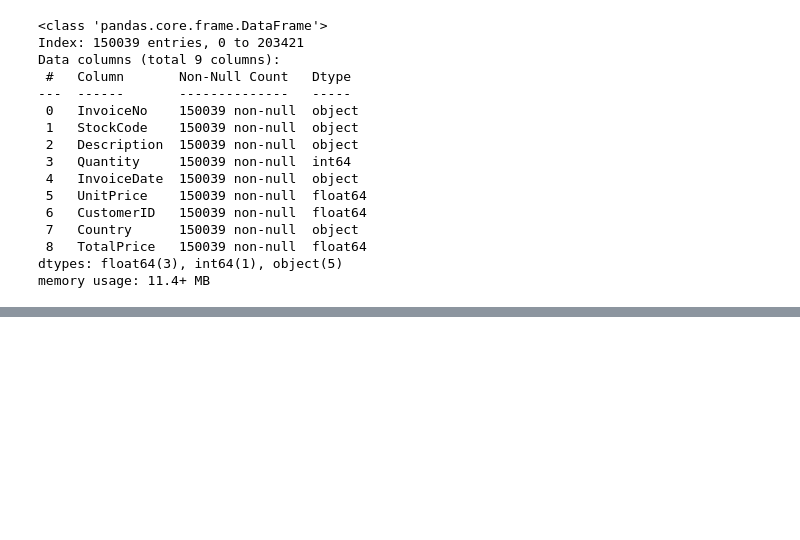
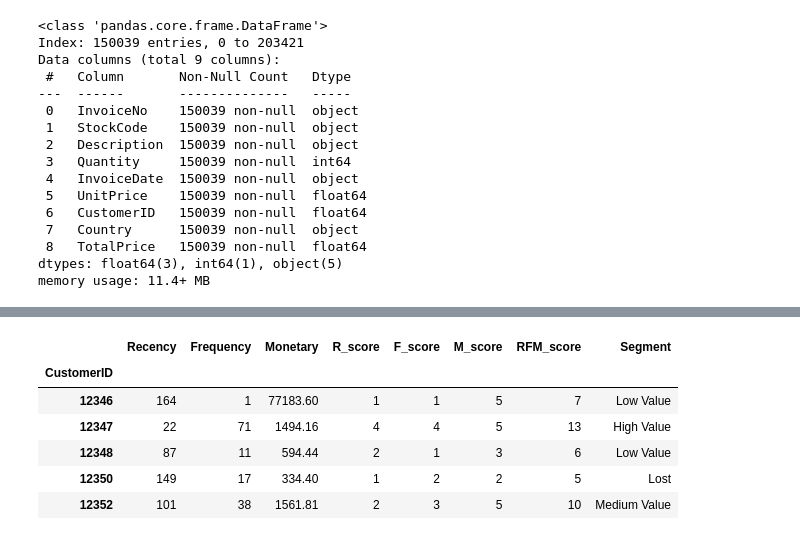
Before and after one commit to ntlong-NEU/LAEM_66, a Jupyter notebook: Lecture_7_pandas.ipynb, the cells around one changed output, grey strips where cells are left out. Drawn from its saved outputs; the diff is of its cells as text; code cells hidden in the pictures; blank space fills up the shorter version.

```diff
--- a/Lecture_7_pandas.ipynb
+++ b/Lecture_7_pandas.ipynb
@@ -528,0 +633,3 @@ df_cs.describe()
+# %%
+rfm = df_R.join([df_F,df_M])
+rfm.head()
@@ -528,0 +644,12 @@ df_cs.describe()
+# %%
+
+# Calculate R_score: lower recency is better, so reverse labels
+rfm['R_score'] = pd.qcut(rfm['Recency'], 5, labels=[5, 4, 3, 2, 1])
+
+# Calculate F_score: higher frequency is better
+rfm['F_score'] = pd.qcut(rfm['Frequency'], 5, labels=[1, 2, 3, 4, 5])
+
+# Calculate M_score: higher monetary is better
+rfm['M_score'] = pd.qcut(rfm['Monetary'], 5, labels=[1, 2, 3, 4, 5])
+
+rfm.head()
@@ -528,0 +680,26 @@ df_cs.describe()
+# %%
+# Calculate RFM_score as the sum of R_score, F_score, and M_score
+rfm['RFM_score'] = rfm['R_score'].astype(int) + rfm['F_score'].astype(int) + rfm['M_score'].astype(int)
+
+# Define segments based on RFM_score
+def segment_customer(score):
+    if score >= 12:
+        return 'High Value'
+    elif score >= 9:
+        return 'Medium Value'
+    elif score >= 6:
+        return 'Low Value'
+    else:
+        return 'Lost'
+
+rfm['Segment'] = rfm['RFM_score'].apply(segment_customer)
+
+rfm.head()
+# %% [output]
+|  | Recency | Frequency | Monetary | R_score | F_score | M_score | RFM_score | Segment |
+| CustomerID |  |  |  |  |  |  |  |  |
+| 12346 | 164 | 1 | 77183.60 | 1 | 1 | 5 | 7 | Low Value |
+| 12347 | 22 | 71 | 1494.16 | 4 | 4 | 5 | 13 | High Value |
+| 12348 | 87 | 11 | 594.44 | 2 | 1 | 3 | 6 | Low Value |
+| 12350 | 149 | 17 | 334.40 | 1 | 2 | 2 | 5 | Lost |
+| 12352 | 101 | 38 | 1561.81 | 2 | 3 | 5 | 10 | Medium Value |
```
Also changed, not shown: parts of 21 cells of this notebook.
